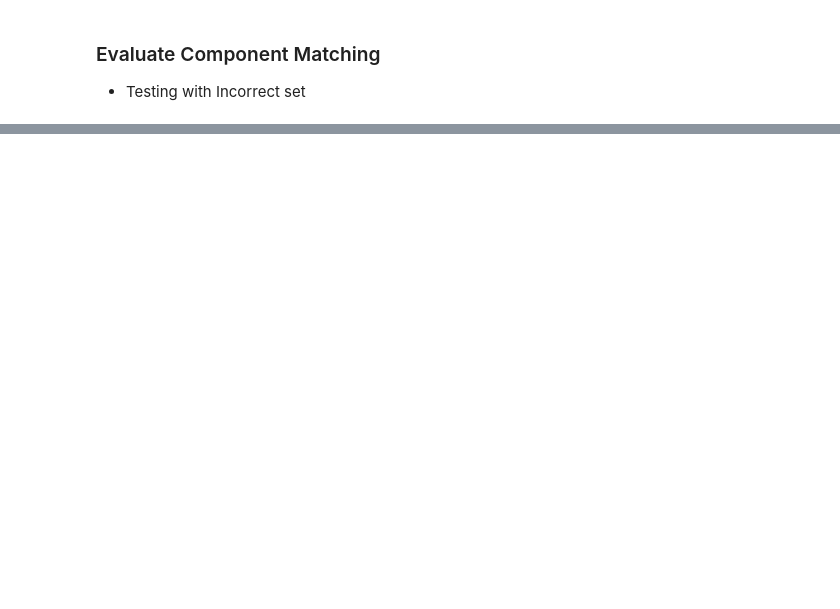
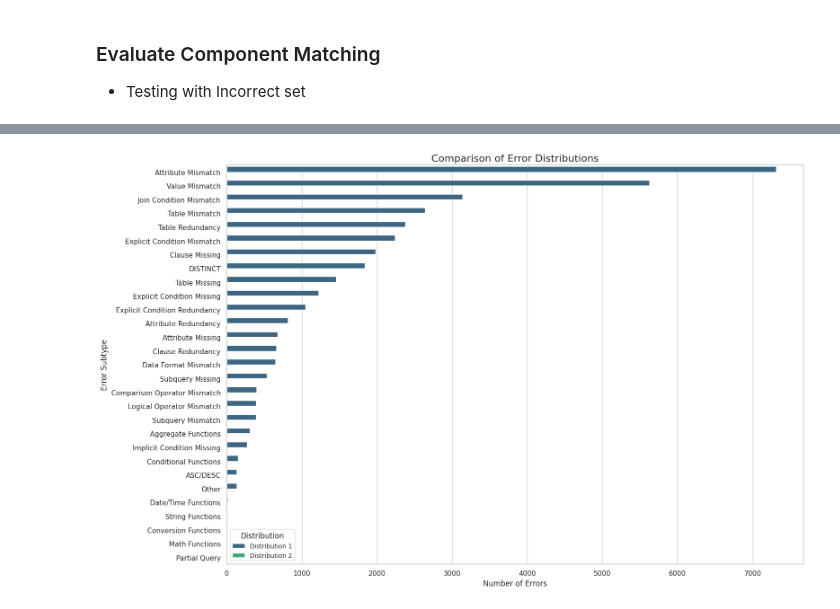
Before and after one commit to wedding-crasher/nl2sql-samsung-financial, a Jupyter notebook: evaluation/evaluators_test_code.ipynb, the cells around one changed output, grey strips where cells are left out. Cells and saved outputs as stored; diff of their text form; code cells hidden in the pictures; blank space fills up the shorter version.

```diff
--- a/evaluation/evaluators_test_code.ipynb
+++ b/evaluation/evaluators_test_code.ipynb
@@ -85,6 +85,7 @@ for _, row in nl2sql_bug_df.loc[~nl2sql_bug_df["label"]].iterrows():
     pred = row["sql"]
     eval_pipeline_test_list.append({
         "question":    q,
+        "db_id" : row["db_id"],
         "gold_sql":    gold_map.get(q),       # ← will be None only if no True‐row ever existed
         "pred_sql":    pred,
         "label":       False,
@@ -240,0 +735,9 @@ CM Detail  {'select': False, 'from': False, 'where': True, 'groupBy': True, 'hav
+# %%
+llm_exec_match_pipeline_eval_df = pd.DataFrame(llm_exec_match_pipeline_eval_result)
+fp = len(llm_exec_match_pipeline_eval_df[llm_exec_match_pipeline_eval_df["llm_judgement"] == "correct"])
+tn = len(llm_exec_match_pipeline_eval_df[llm_exec_match_pipeline_eval_df["llm_judgement"] == "incorrect"])
+
+print("Total:", len(llm_exec_match_pipeline_eval_df))
+print("FP:", fp)
+print("TN:", tn)
+print(fp/tn*100)
@@ -240,0 +749,5 @@ CM Detail  {'select': False, 'from': False, 'where': True, 'groupBy': True, 'hav
+# %%
+#Join with Original Eval test set
+
+merged_llm_exec_match_pipeline_eval_df = pd.merge(exec_match_test_df, llm_exec_match_pipeline_eval_df, on="pred_result", how='left')
+merged_llm_exec_match_pipeline_eval_df.drop(["question_y","gold_result_y"], axis = 1)
@@ -240,0 +793,80 @@ CM Detail  {'select': False, 'from': False, 'where': True, 'groupBy': True, 'hav
+# %%
+import pandas as pd
+import matplotlib.pyplot as plt
+import seaborn as sns
+
+# ✅ 에러 딕셔너리 예시 (이 부분은 이미 가지고 있다고 가정)
+# total_errortypes_count = {...}
+# fp_errortypes_count = {...}
+
+# ✅ 모든 고유 키 수집 및 누락된 키는 0으로 채우기
+all_keys = sorted(set(total_errortypes_count.keys()).union(set(fp_errortypes_count.keys())))
+full_dist1 = {key: total_errortypes_count.get(key, 0) for key in all_keys}
+full_dist2 = {key: fp_errortypes_count.get(key, 0) for key in all_keys}
+
+# ✅ 데이터프레임 생성
+df1 = pd.DataFrame(list(full_dist1.items()), columns=['Error Type', 'Count'])
+df1['Distribution'] = 'Distribution 1'
+
+df2 = pd.DataFrame(list(full_dist2.items()), columns=['Error Type', 'Count'])
+df2['Distribution'] = 'Distribution 2'
+
+# ✅ Error Category, Error Subtype 컬럼 분리
+df1[['Error Category', 'Error Subtype']] = pd.DataFrame(df1['Error Type'].tolist(), index=df1.index)
+df2[['Error Category', 'Error Subtype']] = pd.DataFrame(df2['Error Type'].tolist(), index=df2.index)
+
+# ✅ 병합
+combined_df = pd.concat([df1, df2])
+
+# ✅ 정렬 기준 설정
+error_order = combined_df.groupby('Error Subtype')['Count'].sum().sort_values(ascending=False).index
+
+# ✅ 절대 Count 기반 시각화
+plt.figure(figsize=(16, 10))
+sns.set_theme(style="whitegrid")
+sns.barplot(
+    x='Count',
+    y='Error Subtype',
+    hue='Distribution',
+    data=combined_df,
+    order=error_order,
+    palette='viridis'
+)
+plt.title('Comparison of Error Distributions', fontsize=16)
+plt.xlabel('Number of Errors', fontsize=12)
+plt.ylabel('Error Subtype', fontsize=12)
+plt.legend(title='Distribution', fontsize=10, title_fontsize=12)
+plt.tight_layout()
+plt.show()
+
+# ✅ 상대 비율 계산
+df1['Relative Frequency (%)'] = (df1['Count'] / df1['Count'].sum()) * 100
+df2['Relative Frequency (%)'] = (df2['Count'] / df2['Count'].sum()) * 100
+
+df1[['Error Category', 'Error Subtype']] = pd.DataFrame(df1['Error Type'].tolist(), index=df1.index)
+df2[['Error Category', 'Error Subtype']] = pd.DataFrame(df2['Error Type'].tolist(), index=df2.index)
+
+combined_relative_df = pd.concat([df1, df2])
+
+# ✅ 상대 비율 기준 정렬
+relative_error_order = combined_relative_df[combined_relative_df['Distribution'] == 'Distribution 1'] \
+    .sort_values(by='Relative Frequency (%)', ascending=False)['Error Subtype']
+
+# ✅ 상대 빈도 기반 시각화
+plt.figure(figsize=(16, 10))
+sns.barplot(
+    x='Relative Frequency (%)',
+    y='Error Subtype',
+    hue='Distribution',
+    data=combined_relative_df,
+    order=relative_error_order,
+    palette='magma'
+)
+plt.title('Comparison of Error Distributions by Relative Frequency', fontsize=16)
+plt.xlabel('Relative Frequency (%)', fontsize=12)
+plt.ylabel('Error Subtype', fontsize=12)
+plt.legend(title='Distribution', fontsize=10, title_fontsize=12)
+plt.tight_layout()
+plt.show()
+# %% [output]
+[figure, added]
```
Also changed, not shown: parts of 24 cells of this notebook, 9 other files.
